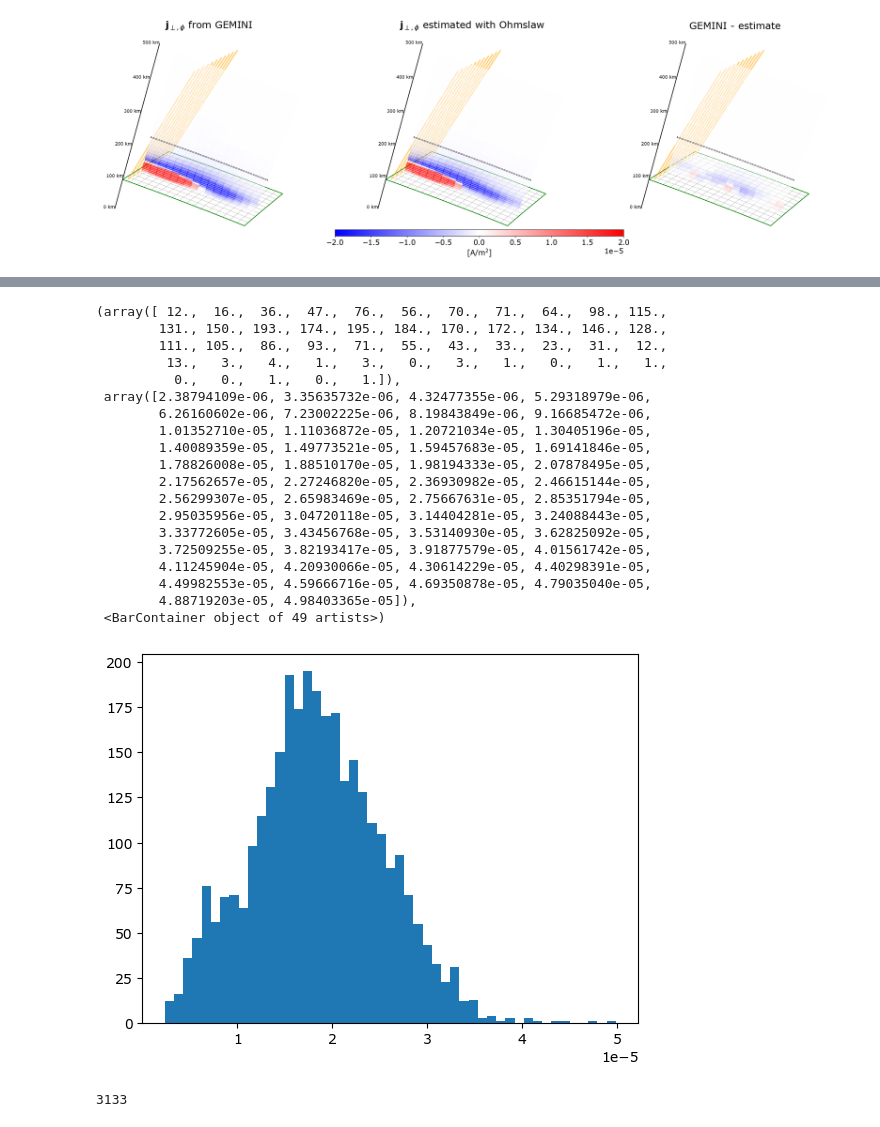
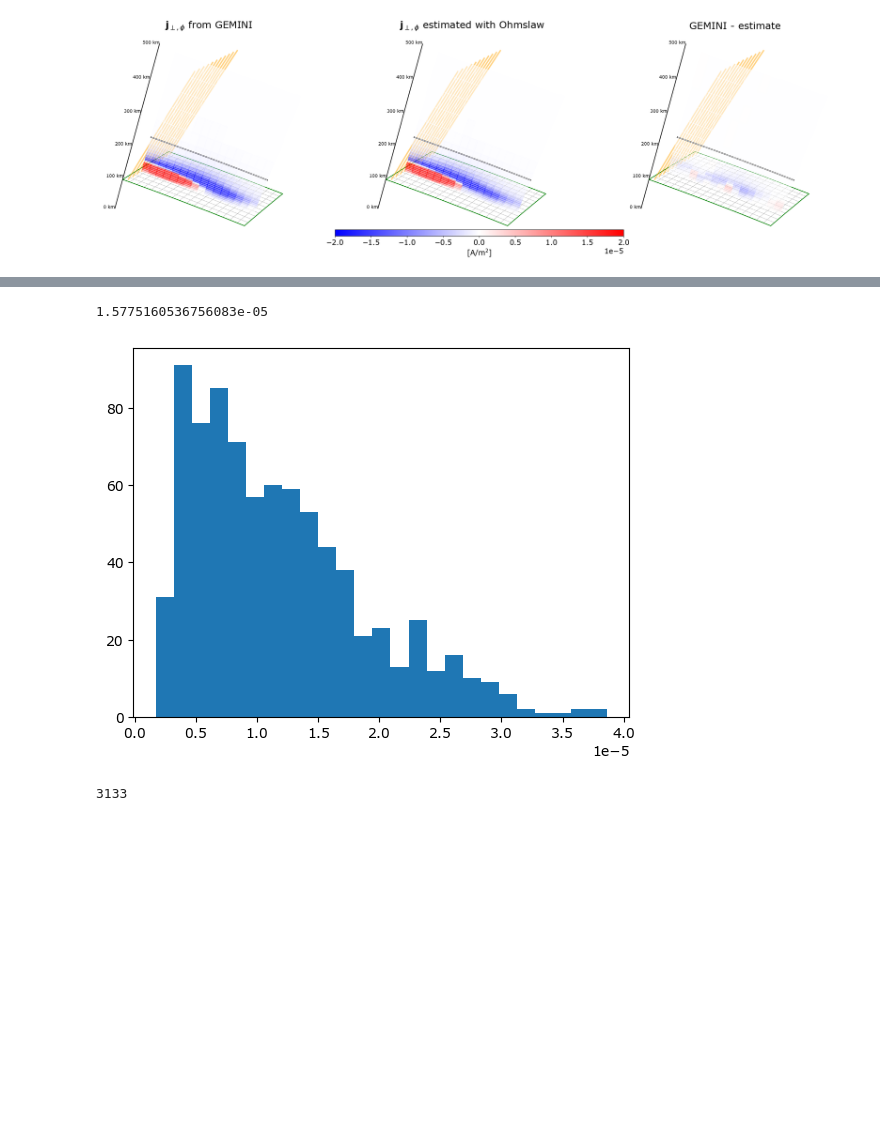
Before and after one commit to jpreistad/e3dsecs, a Jupyter notebook: paper/02_lompefit.ipynb, the cells around one changed output, grey strips where cells are left out. Drawn from its saved outputs; the diff is of its cells as text; code cells hidden in the pictures; blank space fills up the shorter version.

```diff
--- a/paper/02_lompefit.ipynb
+++ b/paper/02_lompefit.ipynb
@@ -360,26 +361,11 @@ if savefigs:
-# %%
-plt.hist(dat.djn, bins=49)
-# %% [output]
-(array([ 12.,  16.,  36.,  47.,  76.,  56.,  70.,  71.,  64.,  98., 115.,
-        131., 150., 193., 174., 195., 184., 170., 172., 134., 146., 128.,
-        111., 105.,  86.,  93.,  71.,  55.,  43.,  33.,  23.,  31.,  12.,
-         13.,   3.,   4.,   1.,   3.,   0.,   3.,   1.,   0.,   1.,   1.,
-          0.,   0.,   1.,   0.,   1.]),
- array([2.38794109e-06, 3.35635732e-06, 4.32477355e-06, 5.29318979e-06,
-        6.26160602e-06, 7.23002225e-06, 8.19843849e-06, 9.16685472e-06,
-        1.01352710e-05, 1.11036872e-05, 1.20721034e-05, 1.30405196e-05,
-        1.40089359e-05, 1.49773521e-05, 1.59457683e-05, 1.69141846e-05,
-        1.78826008e-05, 1.88510170e-05, 1.98194333e-05, 2.07878495e-05,
-        2.17562657e-05, 2.27246820e-05, 2.36930982e-05, 2.46615144e-05,
-        2.56299307e-05, 2.65983469e-05, 2.75667631e-05, 2.85351794e-05,
-        2.95035956e-05, 3.04720118e-05, 3.14404281e-05, 3.24088443e-05,
-        3.33772605e-05, 3.43456768e-05, 3.53140930e-05, 3.62825092e-05,
-        3.72509255e-05, 3.82193417e-05, 3.91877579e-05, 4.01561742e-05,
-        4.11245904e-05, 4.20930066e-05, 4.30614229e-05, 4.40298391e-05,
-        4.49982553e-05, 4.59666716e-05, 4.69350878e-05, 4.79035040e-05,
-        4.88719203e-05, 4.98403365e-05]),
- <BarContainer object of 49 artists>)
-[figure, removed]
+# %%
+use = dat.alt<maph
+plt.hist(dat.dje[use], bins=25)
+#(dat.djn[use]>5e-6) & (dat.djn[use]<)
+np.percentile(dat.dje[use],75)
+# %% [output]
+1.5775160536756083e-05
+[figure, added]
 # %%
 plt.show()
 # %%
```
Also changed, not shown: parts of 4 cells of this notebook, 17 other files.
